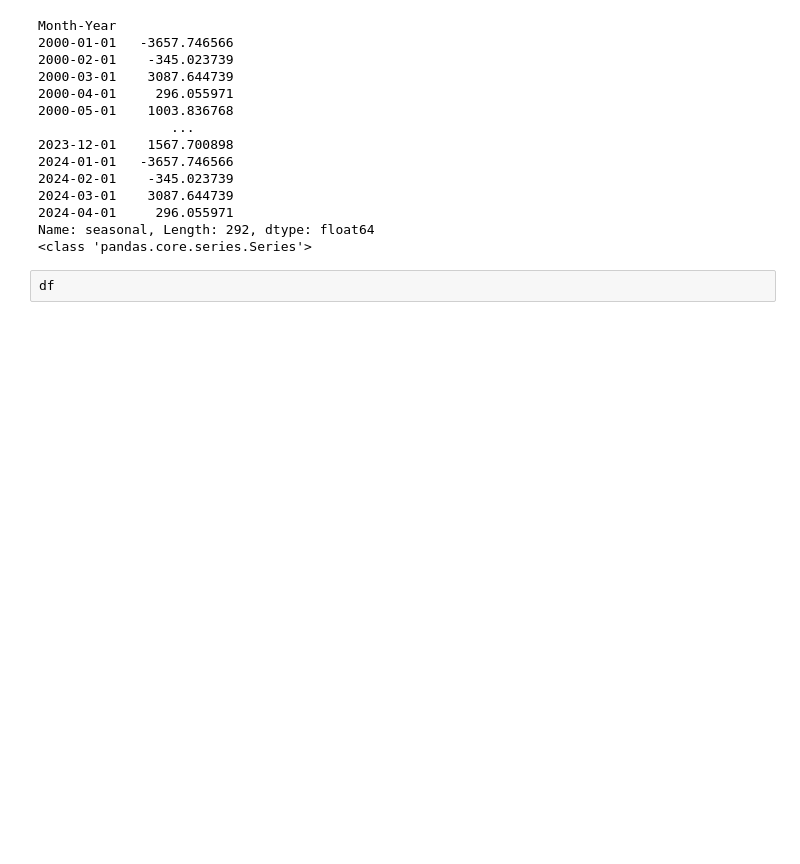
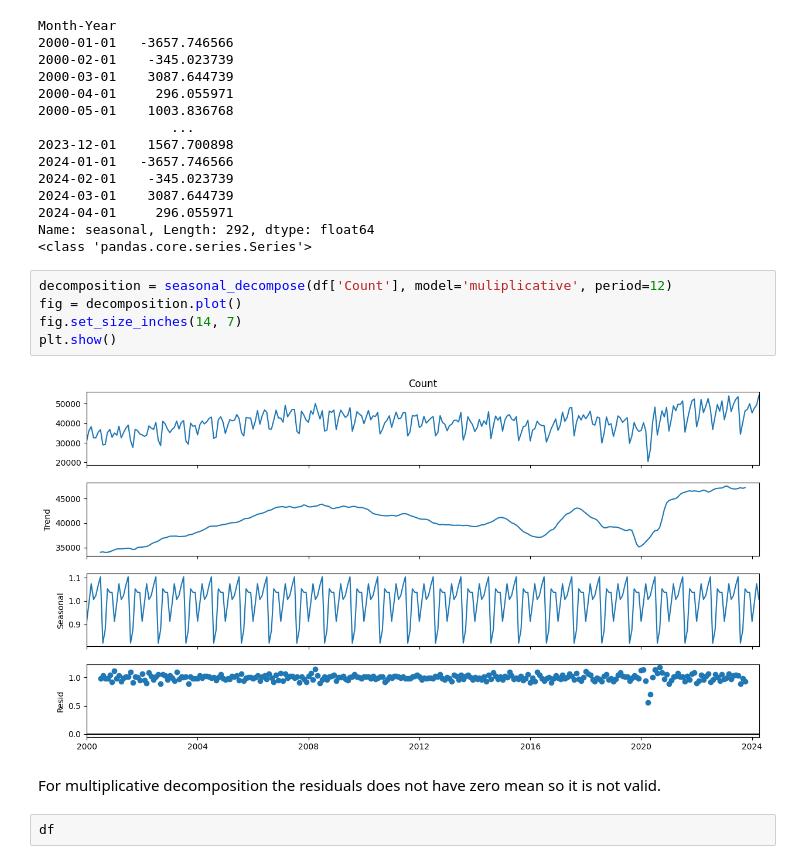
Before and after one commit to danmorper/tfg_analysis, a Jupyter notebook: num_pdfs.ipynb, the cells around one changed output. Cells and saved outputs as stored; diff of their text form; blank space fills up the shorter version.

```diff
--- a/num_pdfs.ipynb
+++ b/num_pdfs.ipynb
@@ -133,6 +150,15 @@ Month-Year
 2024-04-01     296.055971
 Name: seasonal, Length: 292, dtype: float64
 <class 'pandas.core.series.Series'>
+# %%
+decomposition = seasonal_decompose(df['Count'], model='muliplicative', period=12)
+fig = decomposition.plot()
+fig.set_size_inches(14, 7)
+plt.show()
+# %% [output]
+[figure, added]
+# %% [markdown]
+For multiplicative decomposition the residuals does not have zero mean so it is not valid.
 # %%
 df
 # %% [output]
```
Also changed, not shown: parts of 11 cells of this notebook, 2 other files.
